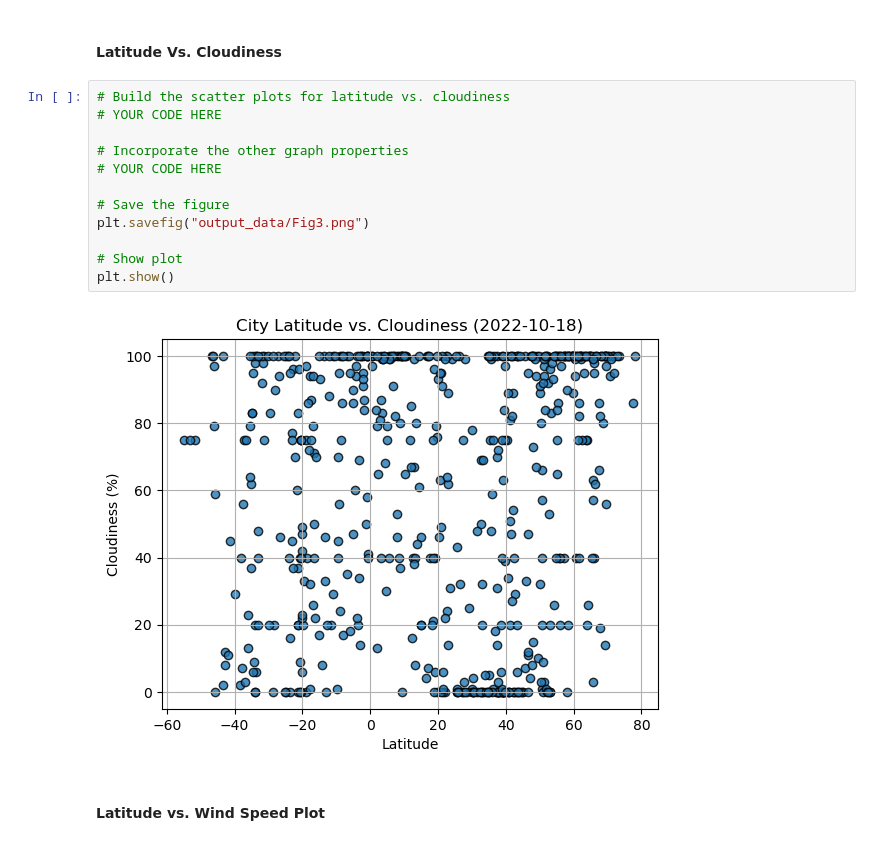
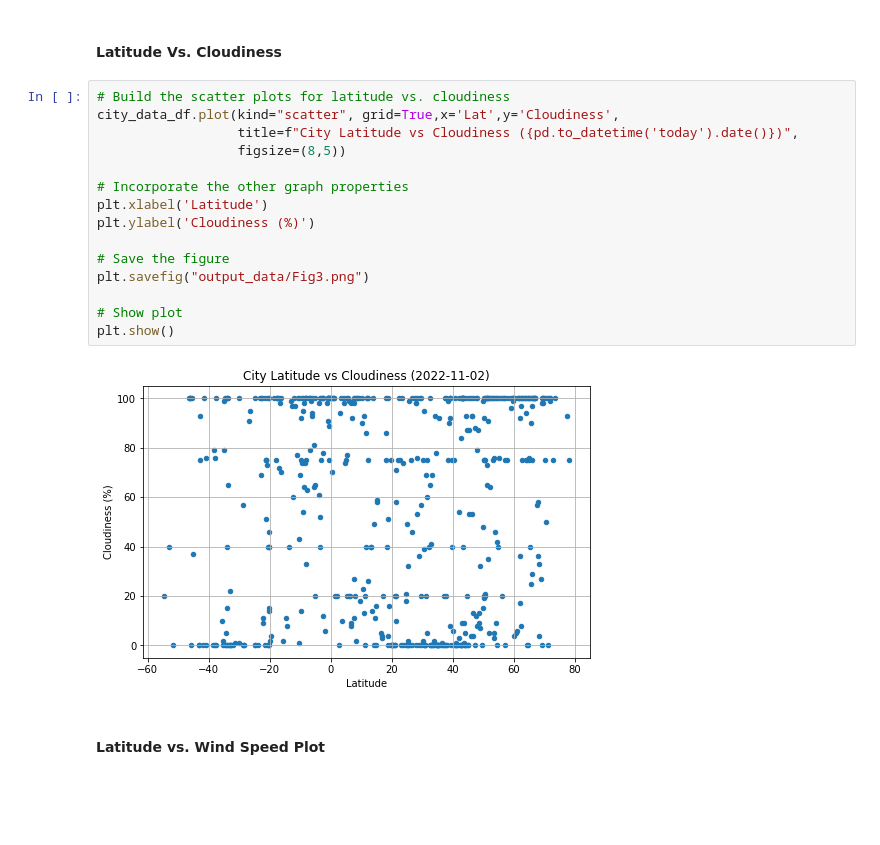
Before and after one commit to MarDuo2022/python-api-challenge, a Jupyter notebook: WeatherPy/WeatherPy.ipynb, the cells around one changed output. Cells and saved outputs as stored; diff of their text form; blank space fills up the shorter version.

```diff
--- a/WeatherPy/WeatherPy.ipynb
+++ b/WeatherPy/WeatherPy.ipynb
@@ -223,18 +229,21 @@ plt.show()
 #### Latitude Vs. Cloudiness
 # %%
 # Build the scatter plots for latitude vs. cloudiness
-# YOUR CODE HERE
+city_data_df.plot(kind="scatter", grid=True,x='Lat',y='Cloudiness',
+                  title=f"City Latitude vs Cloudiness ({pd.to_datetime('today').date()})",
+                  figsize=(8,5))
 
 # Incorporate the other graph properties
-# YOUR CODE HERE
+plt.xlabel('Latitude')
+plt.ylabel('Cloudiness (%)')
 
 # Save the figure
 plt.savefig("output_data/Fig3.png")
 
 # Show plot
 plt.show()
 # %% [output]
-[figure, old version]
+[figure, new version]
 # %% [markdown]
 #### Latitude vs. Wind Speed Plot
 # %%
```
Also changed, not shown: parts of 5 cells of this notebook, 4 other files.
